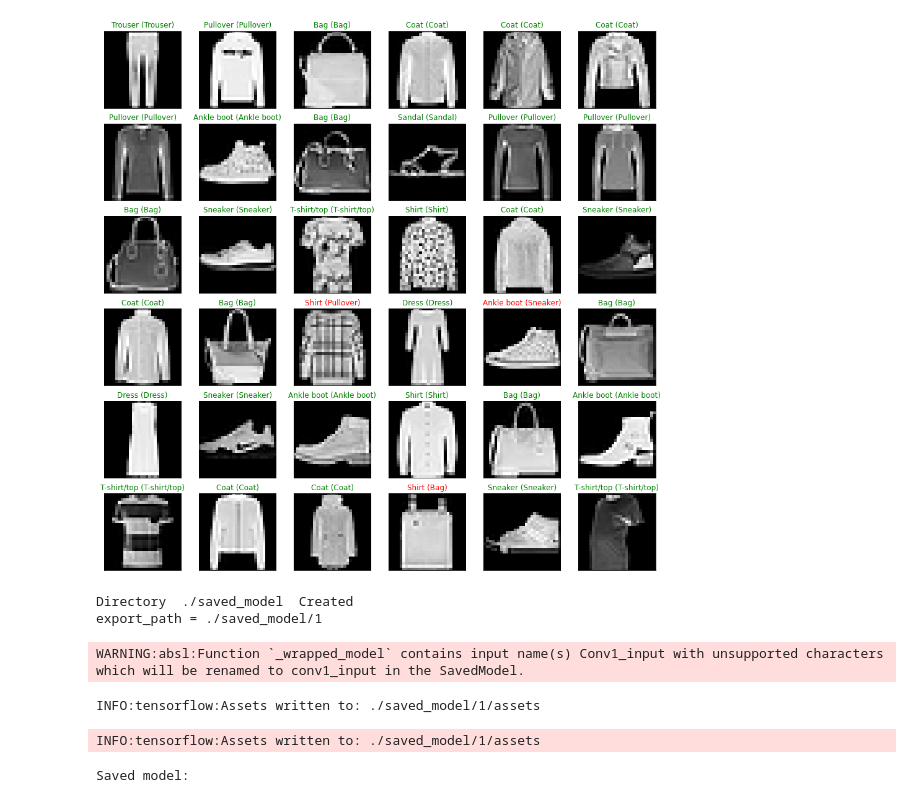
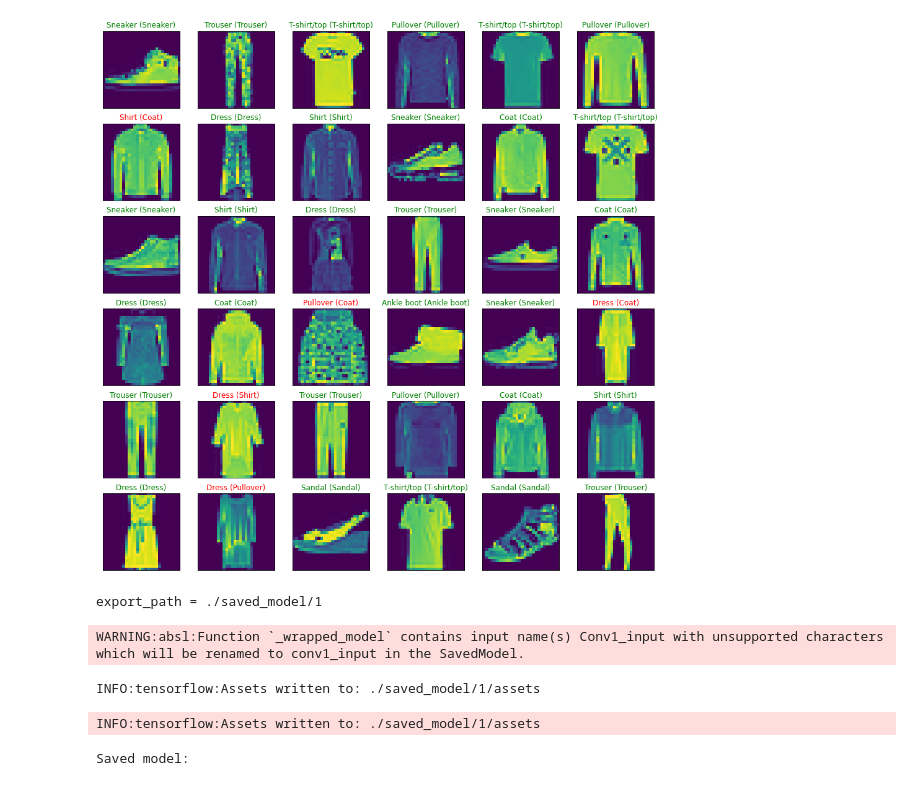
Before and after one commit to face22/lecture, a Jupyter notebook: fashion_minist_cnn.ipynb, the cells around one changed output. Cells and saved outputs as stored; diff of their text form; code cells hidden in the pictures.

```diff
--- a/fashion_minist_cnn.ipynb
+++ b/fashion_minist_cnn.ipynb
@@ -41,6 +52,6 @@ fig = plt.figure(figsize=(18, 18))
 for idx in range(36):
     id = np.random.randint(60000)
     number = fig.add_subplot(6, 6, idx+1, xticks=[], yticks=[])
-    number.imshow(np.squeeze(train_images[id]), cmap='gray')
+    number.imshow(np.squeeze(train_images[id]))#, cmap='gray')
     number.set_title(class_names[train_labels[id]])
 # %% [output]
@@ -66,8 +77,11 @@ for x in range(width):
 # %%
 # 모델 설계하기
 model = keras.Sequential([
-  keras.layers.Conv2D(input_shape=(28,28,1), filters=8, kernel_size=3,
-                      strides=2, activation='relu', name='Conv1'),
+  keras.layers.Conv2D( filters=32, input_shape=(28,28,1), kernel_size=(3,3),
+                      activation='relu', name='Conv1'),
+  keras.layers.MaxPooling2D(pool_size=(2,2)),
+  keras.layers.Conv2D(32,kernel_size=(3,3), activation='relu'),
+  keras.layers.MaxPooling2D(pool_size=(2,2)),
   keras.layers.Flatten(),
   keras.layers.Dense(10, activation=tf.nn.softmax, name='Softmax')
 ])
@@ -97,11 +117,11 @@ _________________________________________________________________
 # 학습 반복회수 설정
 epochs = 5
 
+# batch size 결정
+num_batch = 128
+
 # 학습 모델 학습
 
-model.fit(train_images, train_labels, epochs=epochs)
-
-test_loss, test_acc = model.evaluate(test_images, test_labels)
-print('\nTest accuracy: {}'.format(test_acc))
+model.fit(train_images, train_labels, epochs=epochs, batch_size = num_batch)
 # %% [output]
 Epoch 1/5
@@ -128,23 +146,24 @@ Test loss: 0.36036837100982666 / Test accuracy: 0.8730000257492065
 # %%
 
 # 예측 결과 확인해 보기
 
 fig = plt.figure(figsize=(16, 16))
 for idx in np.arange(36):
     id = np.random.randint(10000)
     image = np.expand_dims(test_images[id], axis=0)
     preds = np.argmax(model.predict(image))
     ax = fig.add_subplot(6, 6, idx+1, xticks=[], yticks=[])
-    ax.imshow(np.squeeze(image), cmap='gray')
+    ax.imshow(np.squeeze(image)) #, cmap='gray')
     ax.set_title("{} ({})".format(class_names[preds], class_names[test_labels[id]]),
                  color=("green" if preds == test_labels[id] else "red"))
 # %% [output]
-[figure, old version]
+[figure, new version]
 # %%
 
 # 학습모델 서빙 모델로 저장
+import os
+
 SAVED_MODEL_PATH = './saved_model'
-make_directory(SAVED_MODEL_PATH)
 MODEL_DIR = SAVED_MODEL_PATH
 
 version = 1
@@ -162,7 +181,6 @@ tf.keras.models.save_model(
 )
 print('\nSaved model:')
 # %% [output]
-Directory  ./saved_model  Created
 export_path = ./saved_model/1
 WARNING:absl:Function `_wrapped_model` contains input name(s) Conv1_input with unsupported characters which will be renamed to conv1_input in the SavedModel.
 INFO:tensorflow:Assets written to: ./saved_model/1/assets
```
Also changed, not shown: parts of 6 cells of this notebook.
